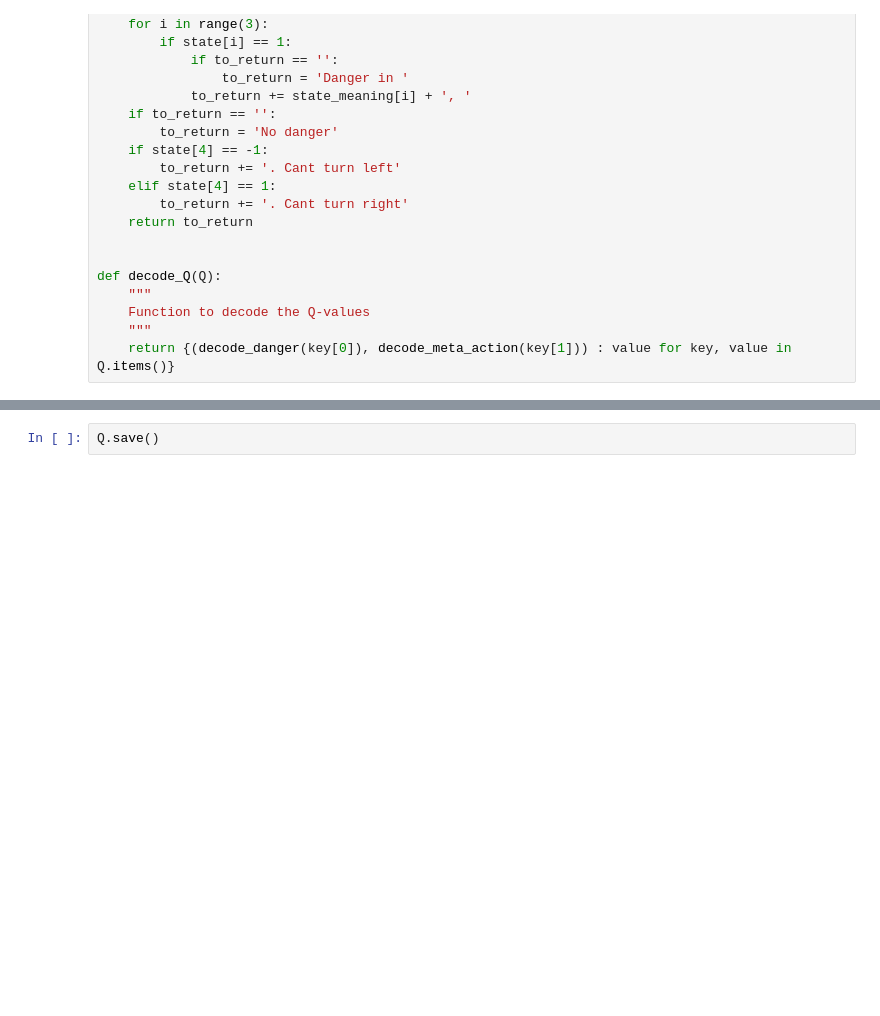
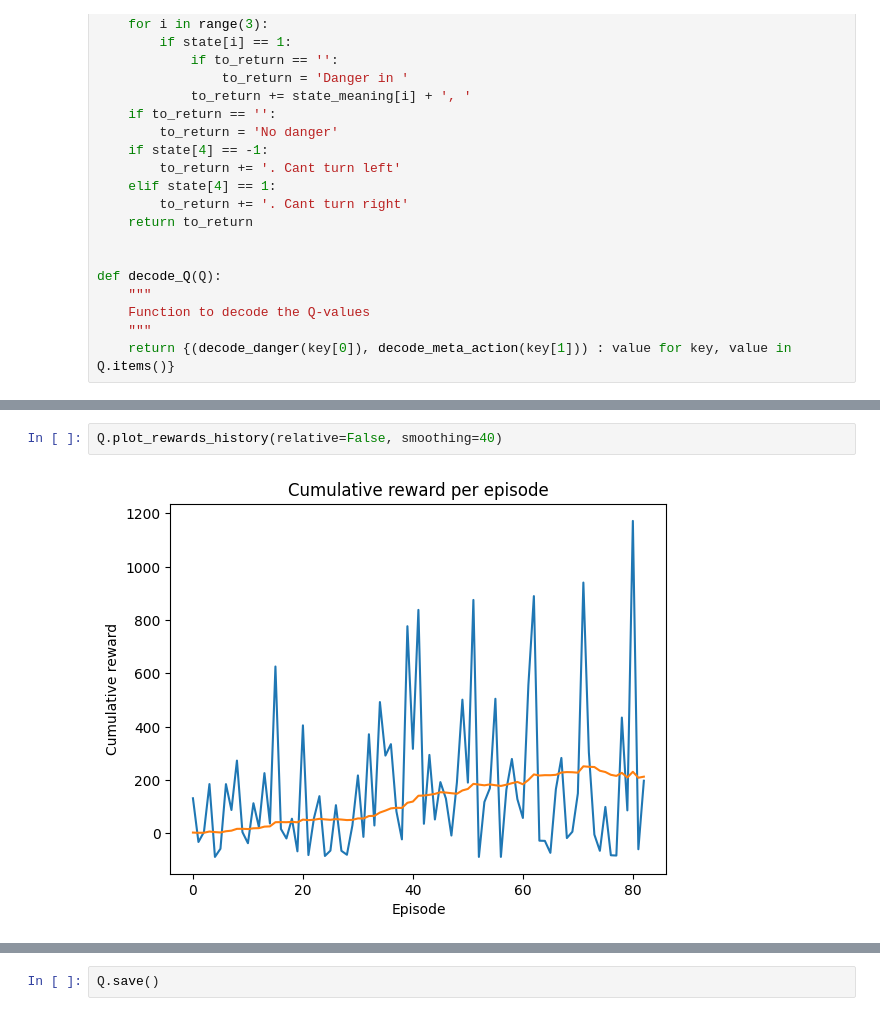
Before and after one commit to ontenkutsenko/RL_Autonomous_Driving, a Jupyter notebook: Individual Notebooks/mateus_testing.ipynb, the cells around one changed output, grey strips where cells are left out. Drawn from its saved outputs; the diff is of its cells as text; blank space fills up the shorter version.

```diff
--- a/Individual Notebooks/mateus_testing.ipynb
+++ b/Individual Notebooks/mateus_testing.ipynb
@@ -1097,0 +1230,4 @@ KeyboardInterrupt:
+# %%
+Q.plot_rewards_history(relative=False, smoothing=40)
+# %% [output]
+[figure, added]
```
Also changed, not shown: parts of 23 cells of this notebook, 19 other files.
